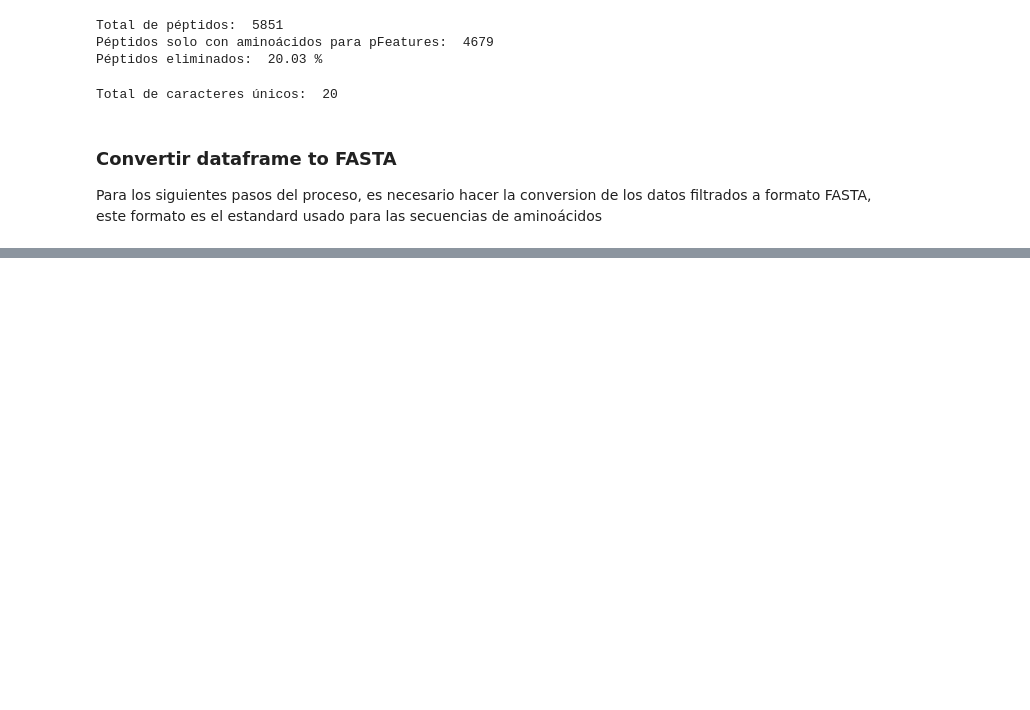
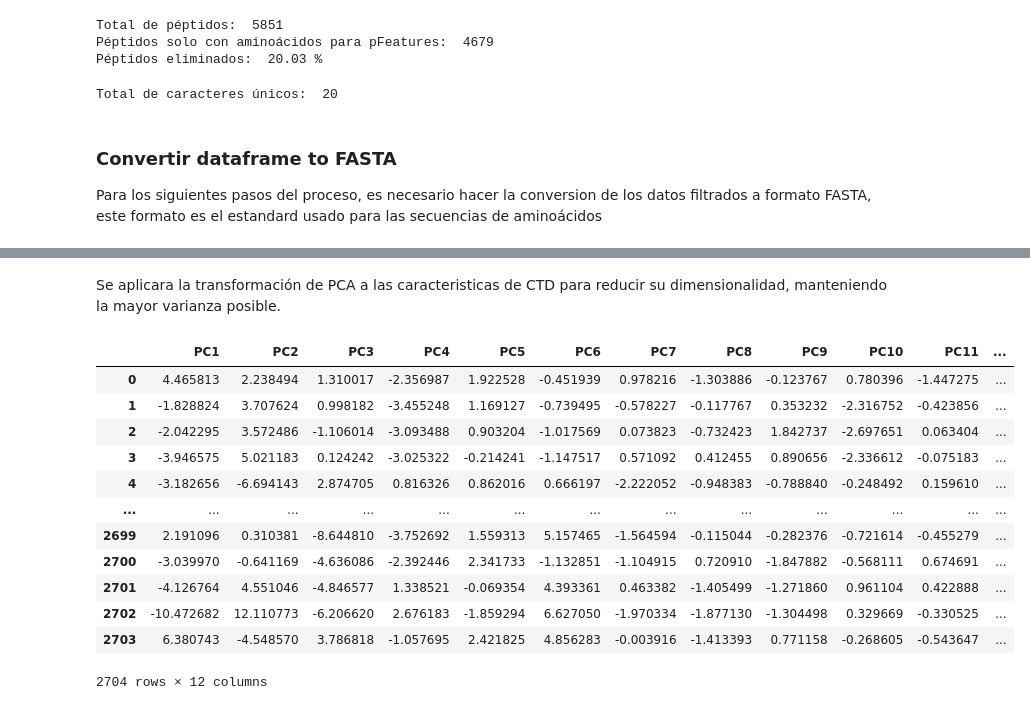
Before and after one commit to A01795375/Proyecto_Integrador_cancer, a Jupyter notebook: notebooks/Avance 2.1.ipynb, the cells around one changed output, grey strips where cells are left out. Cells and saved outputs as stored; diff of their text form; code cells hidden in the pictures; blank space fills up the shorter version.

```diff
--- a/notebooks/Avance 2.1.ipynb
+++ b/notebooks/Avance 2.1.ipynb
@@ -370,4 +375,4 @@ Para los siguientes pasos del proceso, es necesario hacer la conversion de los d
 
 with open('../data/processed/VEGF.fasta','w', encoding='UTF8') as f:
     for _, row in filtered_df.iterrows():
-        f.write(f">a{row['VEGF']}\n{row['Sequence']}\n")
+        f.write(f">{row['VEGF']}\n{row['Sequence']}\n")
@@ -413,3 +430,10 @@ cd_hit_path = "../data/processed/VEGF.txt"
+# %%
+#Lee el archivo creado por CD-HIT y almacena las etiquetas en un archivo CSV para su uso posterior
+cd_hit_path = "../data/processed/VEGF.txt"
+records_cd_hit = list(SeqIO.parse(cd_hit_path, "fasta"))
+with open('../data/processed/VEGF_y.csv','w', encoding='UTF8') as f:
+    for record in records_cd_hit:
+        f.write(f'{record.id} \n')
 # %% [markdown]
 ### Physico-Chemical Properties Composition: 30 Descriptores
 
@@ -517,0 +583,35 @@ feature_ctd
+# %% [markdown]
+Se aplicara la transformación de PCA a las caracteristicas de CTD para reducir su dimensionalidad, manteniendo la mayor varianza posible.
+# %%
+def aplicar_pca(data, threshold = 0.90):
+    print("Aplicando operación: PCA")
+    scaler = StandardScaler()
+    X_scaled = scaler.fit_transform(data)
+    # Aplicar PCA
+    pca = PCA().fit(X_scaled)
+    # Calcular la varianza explicada acumulada
+    explained_variance = np.cumsum(pca.explained_variance_ratio_)
+    num_components = np.argmax(explained_variance >= threshold) + 1
+    pca = PCA(n_components=num_components)  # Número de componentes principales
+    X_pca = pca.fit_transform(X_scaled)
+    pca_columns = [f'PC{i+1}' for i in range(X_pca.shape[1])]  # Nombrar los componentes como PC1, PC2, etc.
+    df_pca = pd.DataFrame(X_pca, columns=pca_columns)
+    return df_pca
+# %%
+pca_ctd = aplicar_pca(feature_ctd)
+pca_ctd.to_csv('../data/processed/pca_ctd.csv', index = False)
+pca_ctd
+# %% [output]
+|  | PC1 | PC2 | PC3 | PC4 | PC5 | PC6 | PC7 | PC8 | PC9 | PC10 | PC11 | ... |
+| 0 | 4.465813 | 2.238494 | 1.310017 | -2.356987 | 1.922528 | -0.451939 | 0.978216 | -1.303886 | -0.123767 | 0.780396 | -1.447275 | ... |
+| 1 | -1.828824 | 3.707624 | 0.998182 | -3.455248 | 1.169127 | -0.739495 | -0.578227 | -0.117767 | 0.353232 | -2.316752 | -0.423856 | ... |
+| 2 | -2.042295 | 3.572486 | -1.106014 | -3.093488 | 0.903204 | -1.017569 | 0.073823 | -0.732423 | 1.842737 | -2.697651 | 0.063404 | ... |
+| 3 | -3.946575 | 5.021183 | 0.124242 | -3.025322 | -0.214241 | -1.147517 | 0.571092 | 0.412455 | 0.890656 | -2.336612 | -0.075183 | ... |
+| 4 | -3.182656 | -6.694143 | 2.874705 | 0.816326 | 0.862016 | 0.666197 | -2.222052 | -0.948383 | -0.788840 | -0.248492 | 0.159610 | ... |
+| ... | ... | ... | ... | ... | ... | ... | ... | ... | ... | ... | ... | ... |
+| 2699 | 2.191096 | 0.310381 | -8.644810 | -3.752692 | 1.559313 | 5.157465 | -1.564594 | -0.115044 | -0.282376 | -0.721614 | -0.455279 | ... |
+| 2700 | -3.039970 | -0.641169 | -4.636086 | -2.392446 | 2.341733 | -1.132851 | -1.104915 | 0.720910 | -1.847882 | -0.568111 | 0.674691 | ... |
+| 2701 | -4.126764 | 4.551046 | -4.846577 | 1.338521 | -0.069354 | 4.393361 | 0.463382 | -1.405499 | -1.271860 | 0.961104 | 0.422888 | ... |
+| 2702 | -10.472682 | 12.110773 | -6.206620 | 2.676183 | -1.859294 | 6.627050 | -1.970334 | -1.877130 | -1.304498 | 0.329669 | -0.330525 | ... |
+| 2703 | 6.380743 | -4.548570 | 3.786818 | -1.057695 | 2.421825 | 4.856283 | -0.003916 | -1.413393 | 0.771158 | -0.268605 | -0.543647 | ... |
+2704 rows × 12 columns
```
Also changed, not shown: parts of 25 cells of this notebook, 16 other files.
